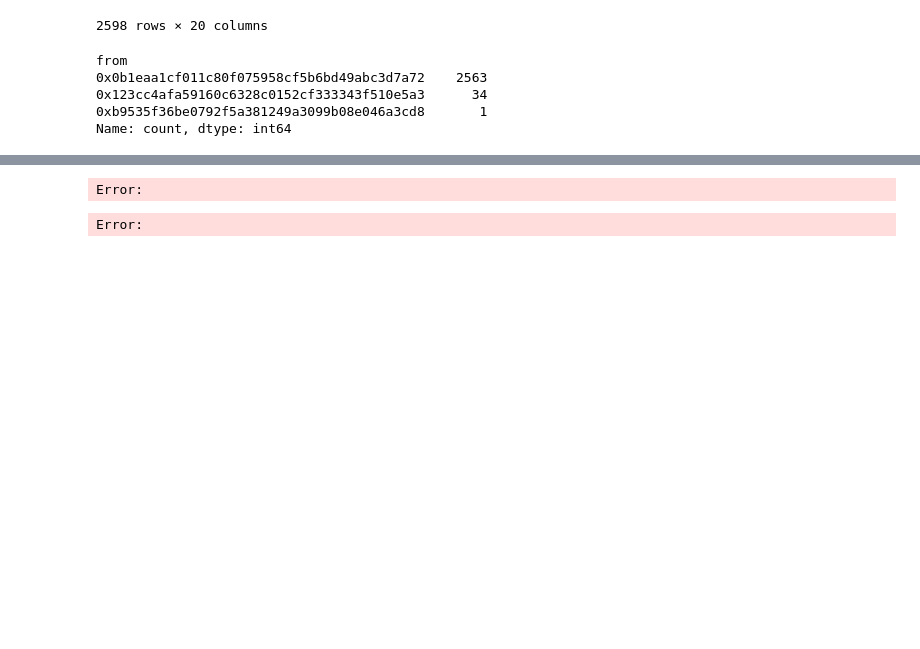
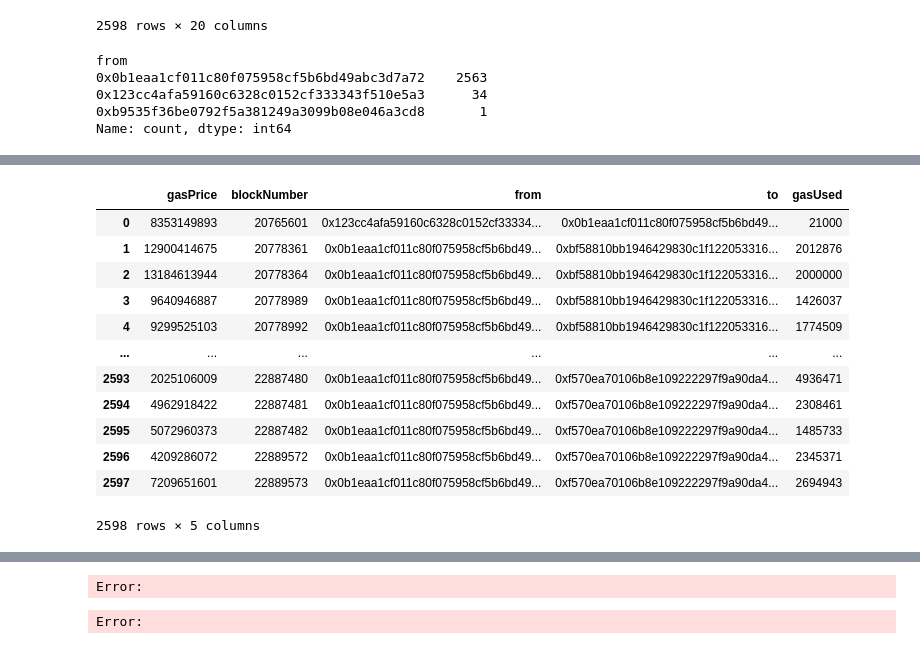
Before and after one commit to Tokemak/v2-rebalance-dashboard, a Jupyter notebook: mainnet_launch/database/schema/ensure_tables_are_current/using_onchain/working_gas_costs_notebook.ipynb, the cells around one changed output, grey strips where cells are left out. Drawn from its saved outputs; the diff is of its cells as text; code cells hidden in the pictures; blank space fills up the shorter version.

```diff
--- a/mainnet_launch/database/schema/ensure_tables_are_current/using_onchain/working_gas_costs_notebook.ipynb
+++ b/mainnet_launch/database/schema/ensure_tables_are_current/using_onchain/working_gas_costs_notebook.ipynb
@@ -119,0 +66,16 @@ Error:
+# %%
+liquidator_txs[['gasPrice', 'blockNumber', 'from', 'to', 'gasUsed', 'hash']]
+# %% [output]
+|  | gasPrice | blockNumber | from | to | gasUsed |
+| 0 | 8353149893 | 20765601 | 0x123cc4afa59160c6328c0152cf33334... | 0x0b1eaa1cf011c80f075958cf5b6bd49... | 21000 |
+| 1 | 12900414675 | 20778361 | 0x0b1eaa1cf011c80f075958cf5b6bd49... | 0xbf58810bb1946429830c1f122053316... | 2012876 |
+| 2 | 13184613944 | 20778364 | 0x0b1eaa1cf011c80f075958cf5b6bd49... | 0xbf58810bb1946429830c1f122053316... | 2000000 |
+| 3 | 9640946887 | 20778989 | 0x0b1eaa1cf011c80f075958cf5b6bd49... | 0xbf58810bb1946429830c1f122053316... | 1426037 |
+| 4 | 9299525103 | 20778992 | 0x0b1eaa1cf011c80f075958cf5b6bd49... | 0xbf58810bb1946429830c1f122053316... | 1774509 |
+| ... | ... | ... | ... | ... | ... |
+| 2593 | 2025106009 | 22887480 | 0x0b1eaa1cf011c80f075958cf5b6bd49... | 0xf570ea70106b8e109222297f9a90da4... | 4936471 |
+| 2594 | 4962918422 | 22887481 | 0x0b1eaa1cf011c80f075958cf5b6bd49... | 0xf570ea70106b8e109222297f9a90da4... | 2308461 |
+| 2595 | 5072960373 | 22887482 | 0x0b1eaa1cf011c80f075958cf5b6bd49... | 0xf570ea70106b8e109222297f9a90da4... | 1485733 |
+| 2596 | 4209286072 | 22889572 | 0x0b1eaa1cf011c80f075958cf5b6bd49... | 0xf570ea70106b8e109222297f9a90da4... | 2345371 |
+| 2597 | 7209651601 | 22889573 | 0x0b1eaa1cf011c80f075958cf5b6bd49... | 0xf570ea70106b8e109222297f9a90da4... | 2694943 |
+2598 rows × 5 columns
```
Also changed, not shown: parts of 5 cells of this notebook, 4 other files.
